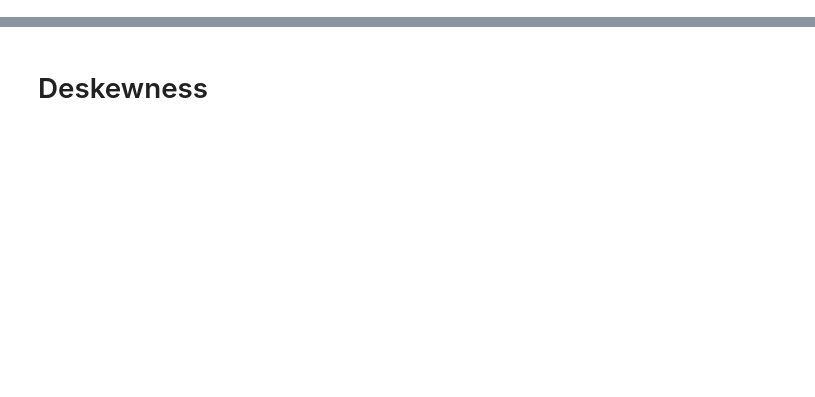
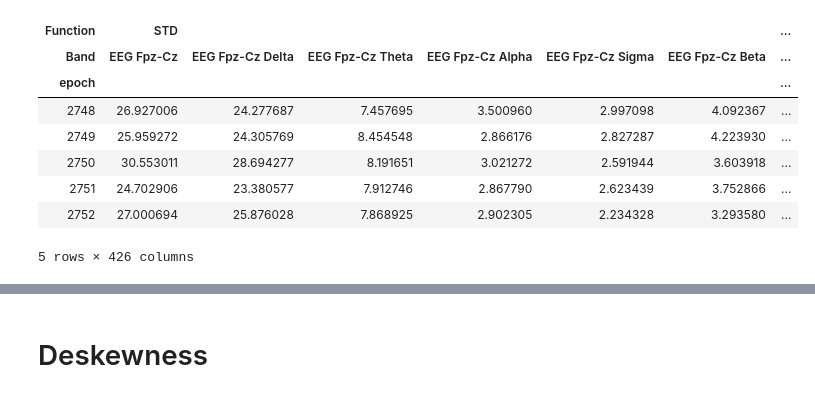
Before and after one commit to vita70579/Single-CH.-EEG-Automatic-Sleep-Staging-Structure, a Jupyter notebook: EEG Signal Post - Processing.ipynb, the cells around one changed output, grey strips where cells are left out. Saved outputs shown, nothing was run; the diff lists cells and outputs as text; code cells hidden in the pictures; blank space fills up the shorter version.

```diff
--- a/EEG Signal Post - Processing.ipynb
+++ b/EEG Signal Post - Processing.ipynb
@@ -23 +24,14 @@ tr_df.head()
+# %%
+train_X = train_X.astype(np.float32)
+train_X.head()
+# %% [output]
+| Function | STD |  |  |  |  |  | ... |
+| Band | EEG Fpz-Cz | EEG Fpz-Cz Delta | EEG Fpz-Cz Theta | EEG Fpz-Cz Alpha | EEG Fpz-Cz Sigma | EEG Fpz-Cz Beta | ... |
+| epoch |  |  |  |  |  |  | ... |
+| 2748 | 26.927006 | 24.277687 | 7.457695 | 3.500960 | 2.997098 | 4.092367 | ... |
+| 2749 | 25.959272 | 24.305769 | 8.454548 | 2.866176 | 2.827287 | 4.223930 | ... |
+| 2750 | 30.553011 | 28.694277 | 8.191651 | 3.021272 | 2.591944 | 3.603918 | ... |
+| 2751 | 24.702906 | 23.380577 | 7.912746 | 2.867790 | 2.623439 | 3.752866 | ... |
+| 2752 | 27.000694 | 25.876028 | 7.868925 | 2.902305 | 2.234328 | 3.293580 | ... |
+5 rows × 426 columns
 # %%
```
Also changed, not shown: parts of 39 cells of this notebook.
